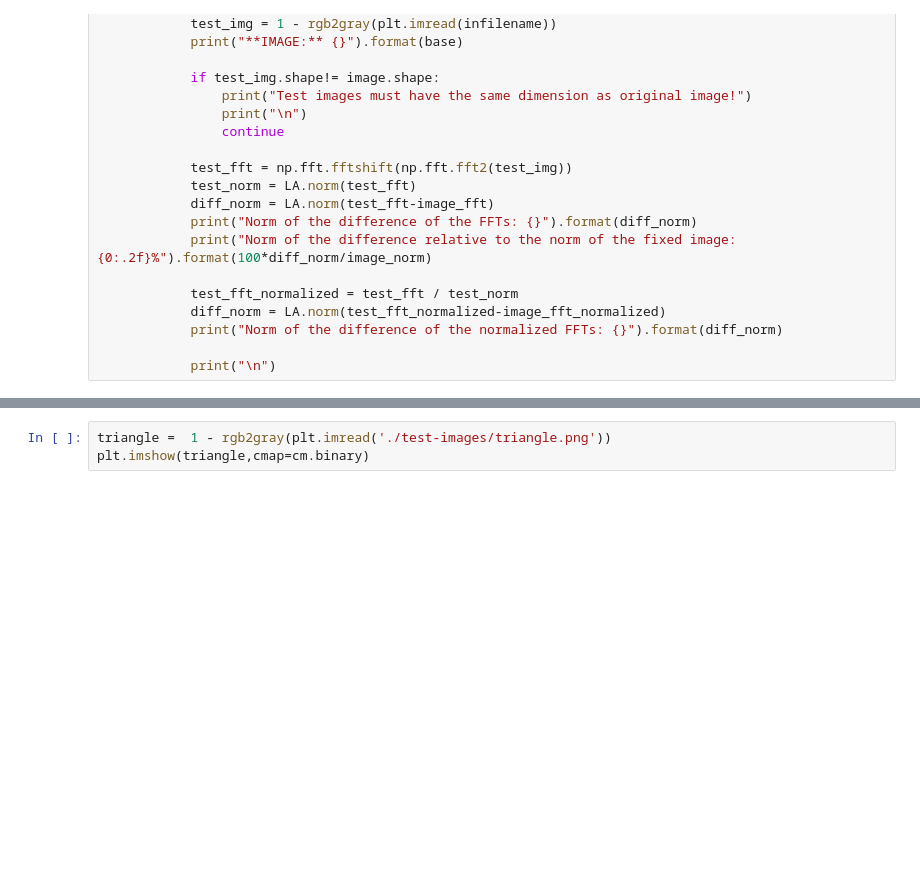
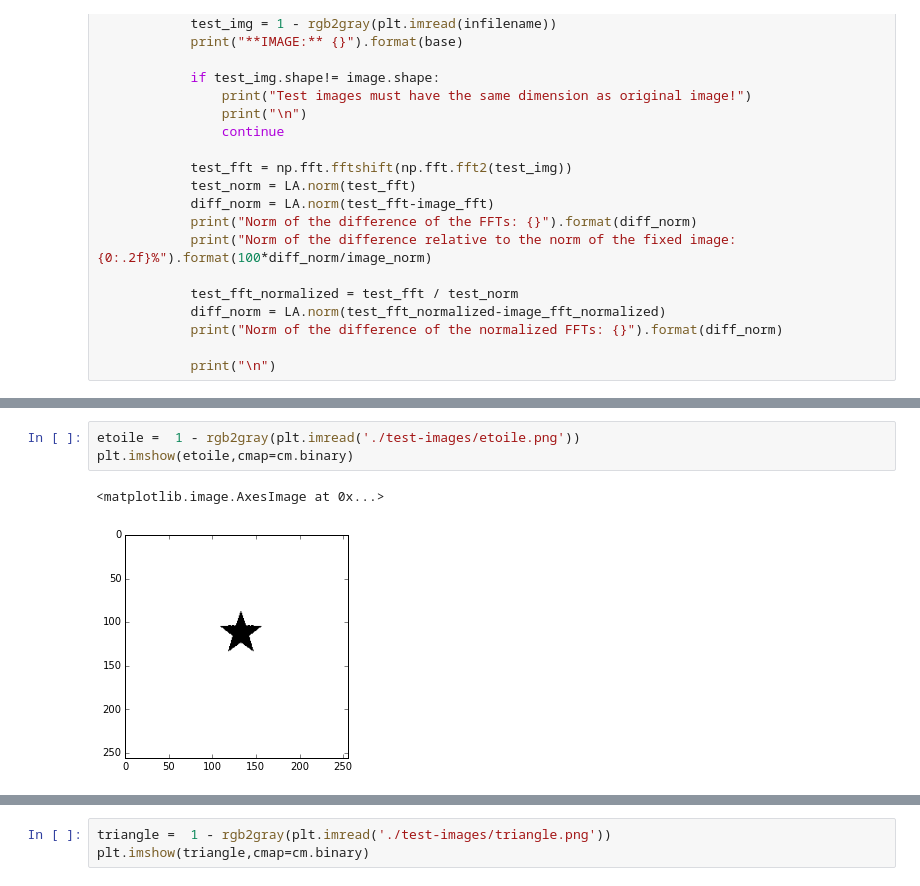
Before and after one commit to disabledalpha/iPython-Notebooks, a Jupyter notebook: FFT rotation test.ipynb, the cells around one changed output, grey strips where cells are left out. Saved outputs shown, nothing was run; the diff lists cells and outputs as text; blank space fills up the shorter version.

```diff
--- a/FFT rotation test.ipynb
+++ b/FFT rotation test.ipynb
@@ -253,0 +307,6 @@ def crossed_test(image,folder_name=folder):
+# %%
+etoile =  1 - rgb2gray(plt.imread('./test-images/etoile.png'))
+plt.imshow(etoile,cmap=cm.binary)
+# %% [output]
+<matplotlib.image.AxesImage at 0x...>
+[figure, added]
```
Also changed, not shown: parts of 13 cells of this notebook.
